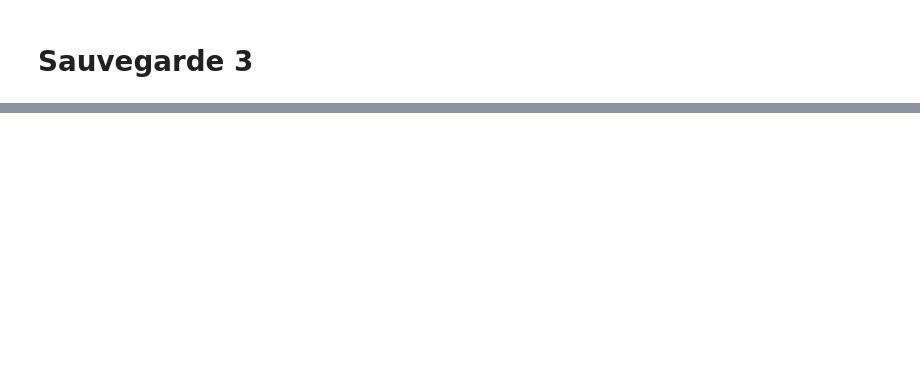
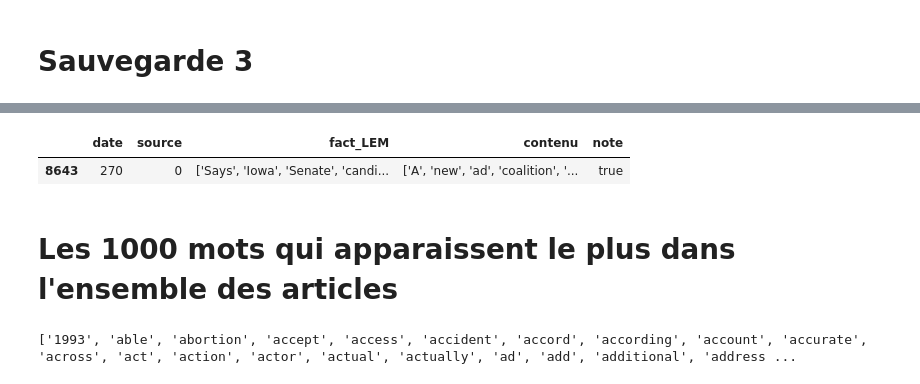
Before and after one commit to MassiBelaid/projetScienceDonnees, a Jupyter notebook: projet.ipynb, the cells around one changed output, grey strips where cells are left out. Cells and saved outputs as stored; diff of their text form; code cells hidden in the pictures; blank space fills up the shorter version.

```diff
--- a/projet.ipynb
+++ b/projet.ipynb
@@ -614,2 +611,6 @@ df7.sample(1)
 # %%
 df7 = df7[["date","source", "fact_LEM","contenu","note"]]
+df7.sample(1)
+# %% [output]
+|  | date | source | fact_LEM | contenu | note |
+| 8643 | 270 | 0 | ['Says', 'Iowa', 'Senate', 'candi... | ['A', 'new', 'ad', 'coalition', '... | true |
@@ -616,3 +621,9 @@ df7 = df7[["date","source", "fact_LEM","contenu","note"]]
+# %% [markdown]
+# Les 1000 mots qui apparaissent le plus dans l'ensemble des articles
+# %%
+print(vectorizer.get_feature_names())
+# %% [output]
+['1993', 'able', 'abortion', 'accept', 'access', 'accident', 'accord', 'according', 'account', 'accurate', 'across', 'act', 'action', 'actor', 'actual', 'actually', 'ad', 'add', 'additional', 'address ...
 # %%
 df7.sample(1)
 # %% [output]
```
Also changed, not shown: parts of 57 cells of this notebook.
